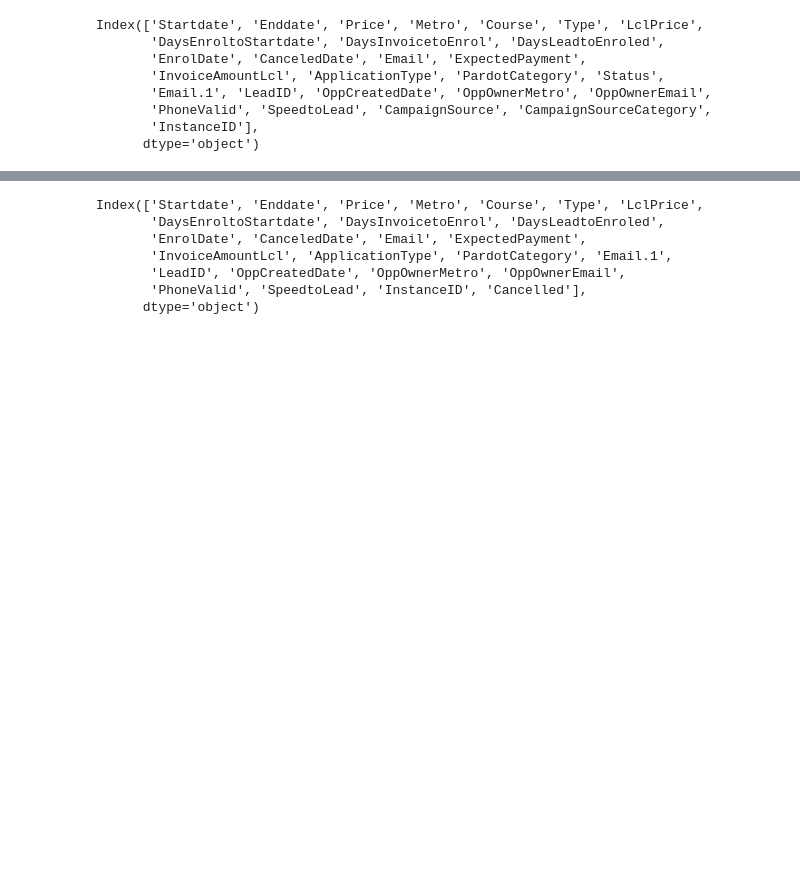
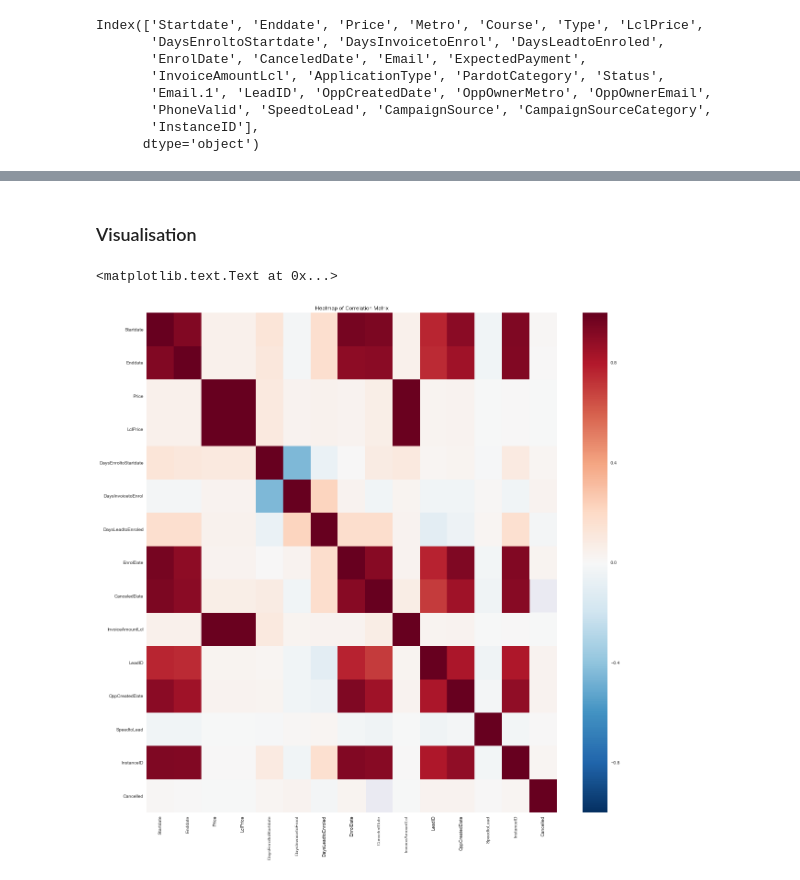
Before and after one commit to mikaelasquirchuk/dat8syd-project, a Jupyter notebook: Enrolments.ipynb, the cells around one changed output, grey strips where cells are left out. Drawn from its saved outputs; the diff is of its cells as text; code cells hidden in the pictures; blank space fills up the shorter version.

```diff
--- a/Enrolments.ipynb
+++ b/Enrolments.ipynb
@@ -47,10 +49,2 @@ enrolments.drop('CampaignSource',axis=1,inplace=True)
-# %%
-enrolments.columns
-# %% [output]
-Index(['Startdate', 'Enddate', 'Price', 'Metro', 'Course', 'Type', 'LclPrice',
-       'DaysEnroltoStartdate', 'DaysInvoicetoEnrol', 'DaysLeadtoEnroled',
-       'EnrolDate', 'CanceledDate', 'Email', 'ExpectedPayment',
-       'InvoiceAmountLcl', 'ApplicationType', 'PardotCategory', 'Email.1',
-       'LeadID', 'OppCreatedDate', 'OppOwnerMetro', 'OppOwnerEmail',
-       'PhoneValid', 'SpeedtoLead', 'InstanceID', 'Cancelled'],
-      dtype='object')
+# %% [markdown]
+### Visualisation
@@ -56,0 +57,14 @@ Index(['Startdate', 'Enddate', 'Price', 'Metro', 'Course', 'Type', 'LclPrice',
+# %%
+import seaborn as sns
+corr = enrolments.corr()
+corr = (corr)
+corr_cancelled = pd.DataFrame(corr['Cancelled'].drop('Cancelled'))
+corr_cancelled.sort_values(by = 'Cancelled', ascending = False)
+plt.figure(figsize = (20,20))
+sns.heatmap(corr,
+            xticklabels=corr.columns.values,
+            yticklabels=corr.columns.values)
+sns.plt.title('Heatmap of Correlation Matrix')
+# %% [output]
+<matplotlib.text.Text at 0x...>
+[figure, added]
```
Also changed, not shown: parts of 20 cells of this notebook, 4 other files.
